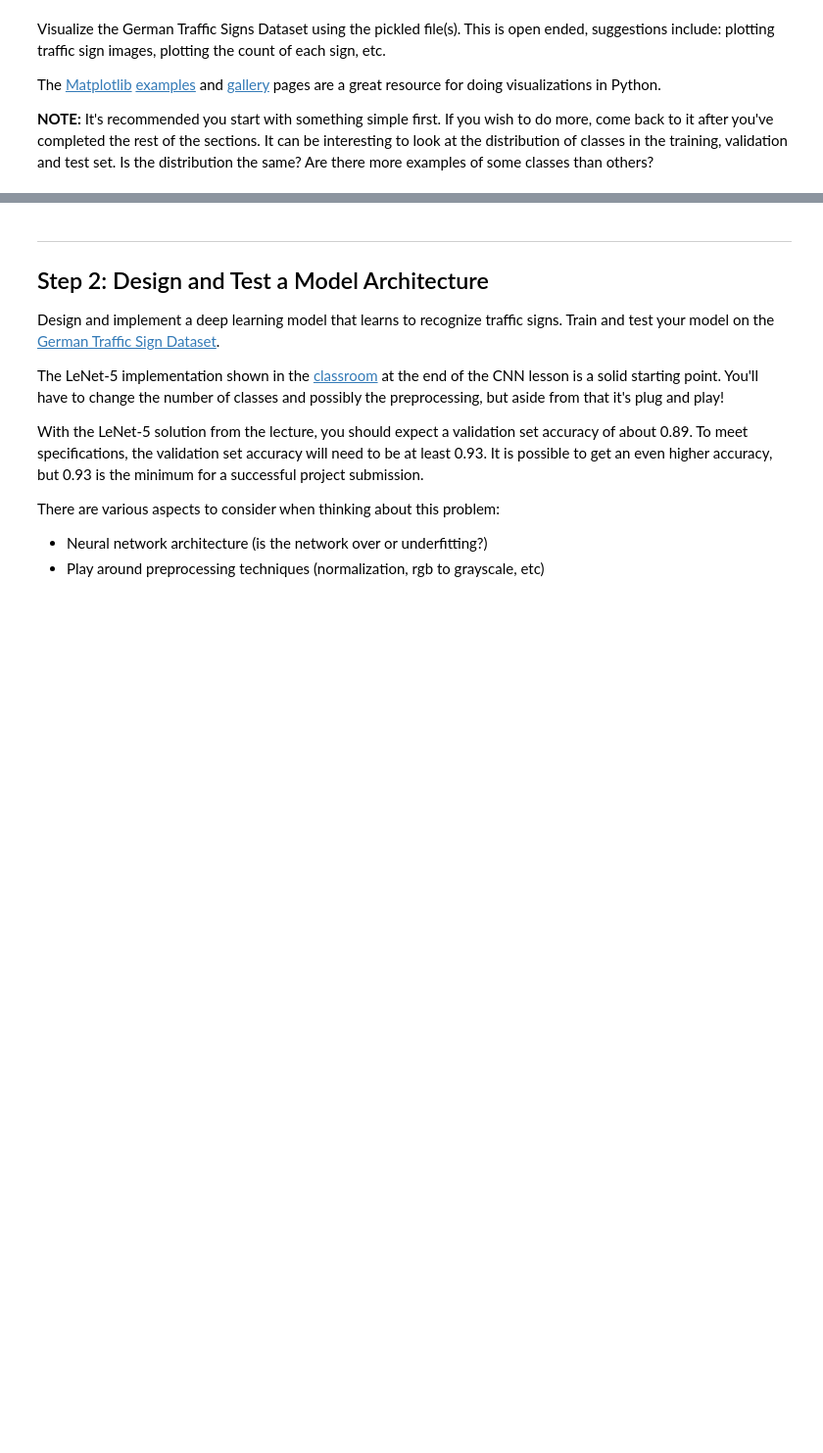
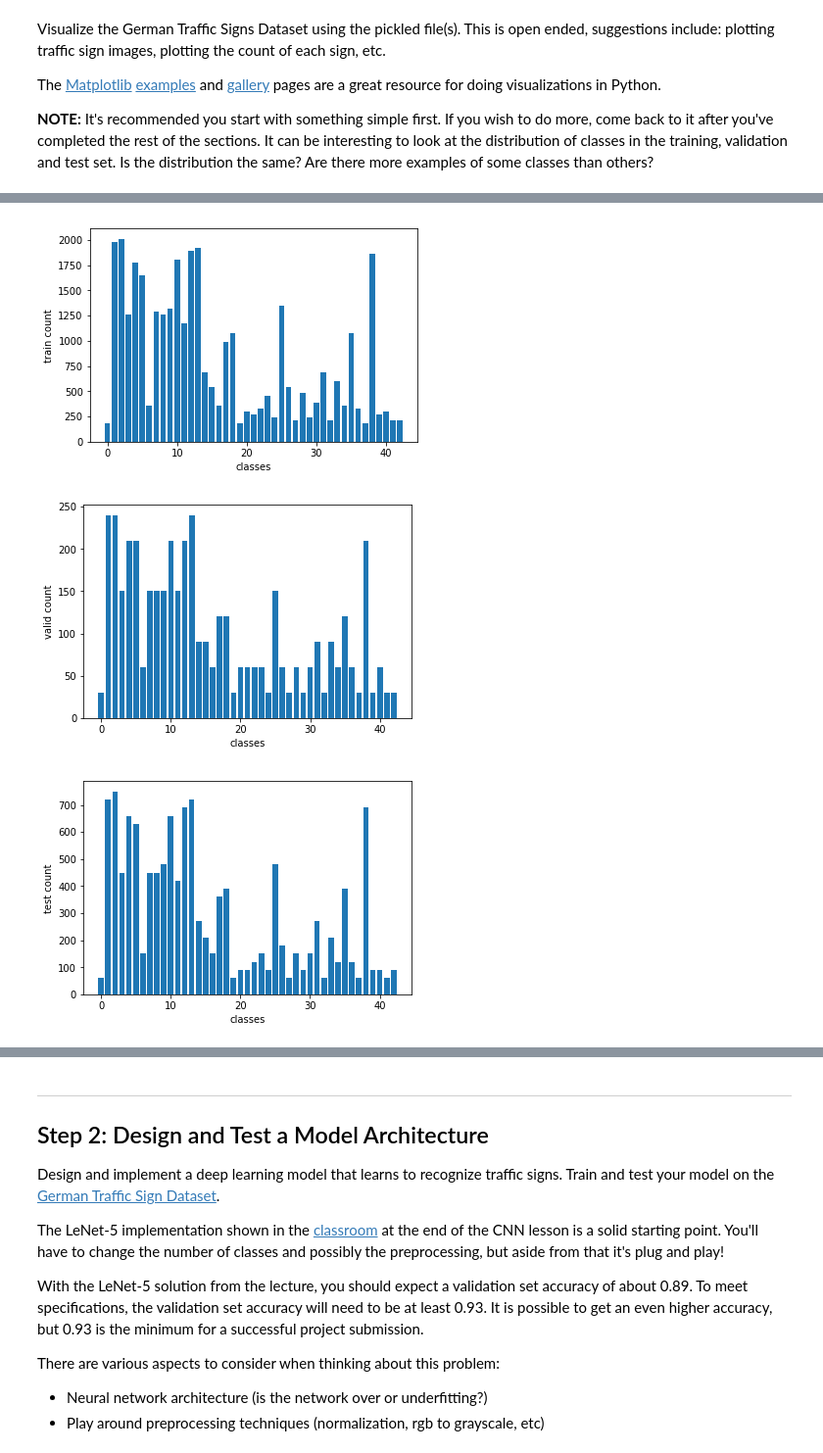
Before and after one commit to bkanaki/CarND-Traffic-Sign-Classifier-Project, a Jupyter notebook: Traffic_Sign_Classifier.ipynb, the cells around one changed output, grey strips where cells are left out. Shown at 98% size. Saved outputs shown, nothing was run; the diff lists cells and outputs as text; code cells hidden in the pictures; blank space fills up the shorter version.

```diff
--- a/Traffic_Sign_Classifier.ipynb
+++ b/Traffic_Sign_Classifier.ipynb
@@ -158,2 +158,25 @@ plot_images(sample_images, sample_labels)
+# %%
+# plot the distribution of the data across the classes
+yTrainCount = np.bincount(y_train)
+plt.bar(range(len(yTrainCount)), yTrainCount)
+plt.xlabel('classes')
+plt.ylabel('train count')
+plt.show()
+
+yValidCount = np.bincount(y_valid)
+plt.bar(range(len(yValidCount)), yValidCount)
+plt.xlabel('classes')
+plt.ylabel('valid count')
+plt.show()
+
+yTestCount = np.bincount(y_test)
+plt.bar(range(len(yTestCount)), yTestCount)
+plt.xlabel('classes')
+plt.ylabel('test count')
+plt.show()
+# %% [output]
+[figure, added]
+[figure, added]
+[figure, added]
 # %% [markdown]
 #### Remark:
```
Also changed, not shown: parts of 70 cells of this notebook, 2 other files.
